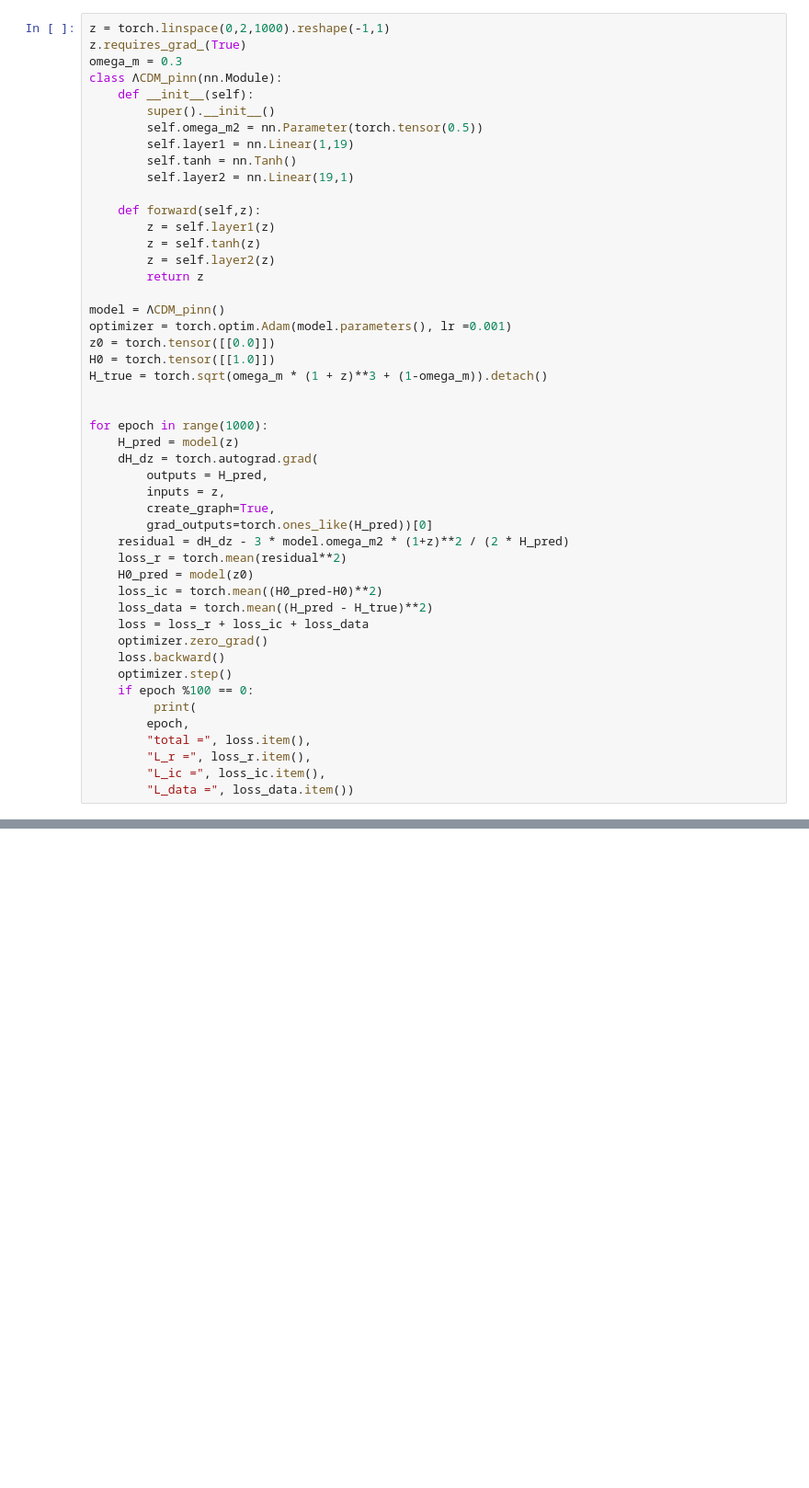
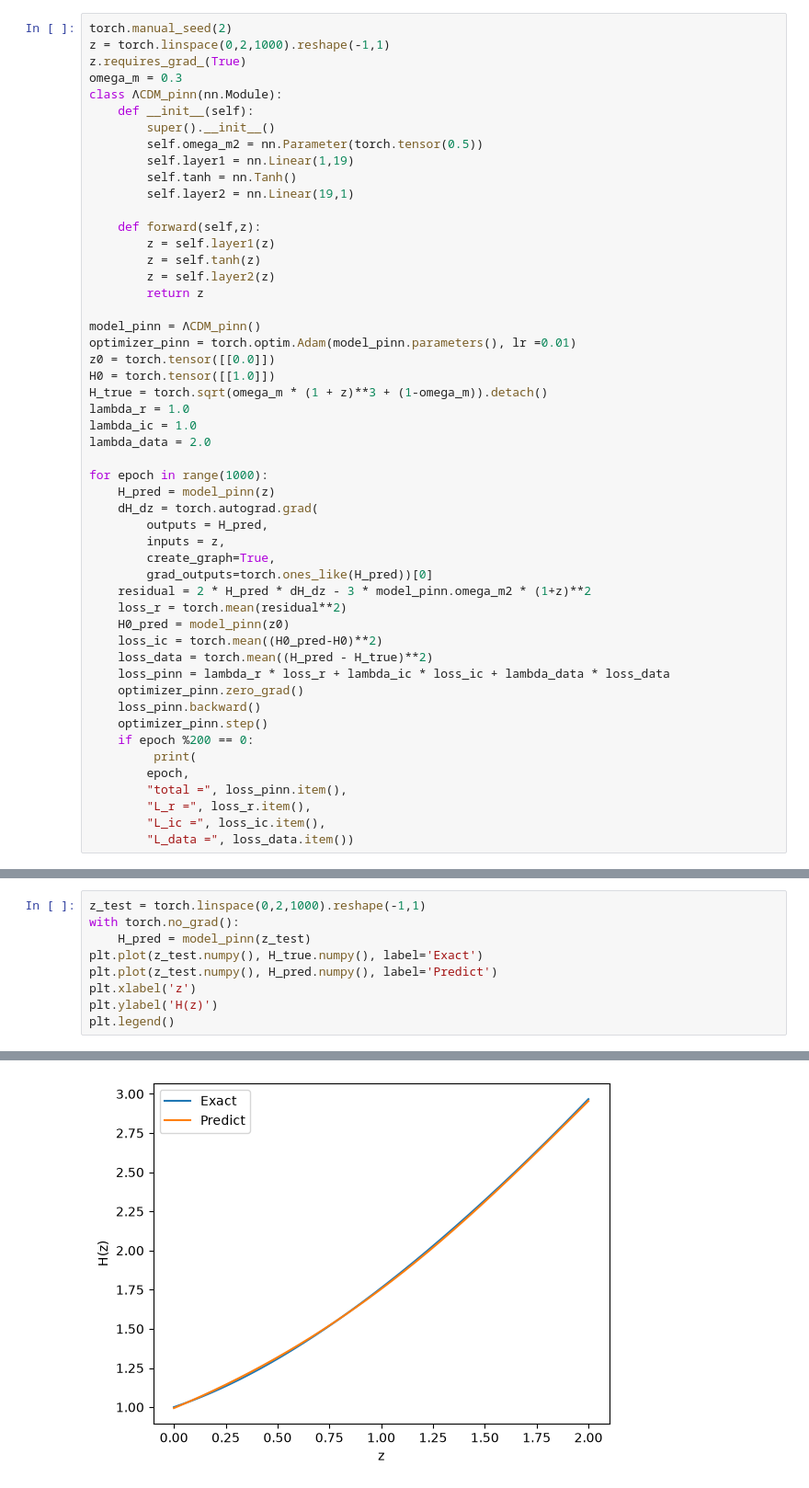
Before and after one commit to Fa-Rajabi/-LCDM_expansion_pinn, a Jupyter notebook: lambdaCDM.ipynb, the cells around one changed output, grey strips where cells are left out. Shown at 92% size. Drawn from its saved outputs; the diff is of its cells as text; blank space fills up the shorter version.

Commit message:
Original file of LambdaCDM

```diff
--- a/lambdaCDM.ipynb
+++ b/lambdaCDM.ipynb
@@ -44,4 +183,5 @@ for epoch in range(1000):
 # %%
+torch.manual_seed(2)
 z = torch.linspace(0,2,1000).reshape(-1,1)
 z.requires_grad_(True)
 omega_m = 0.3
@@ -59,33 +199,35 @@ class ΛCDM_pinn(nn.Module):
         z = self.layer2(z)
         return z
 
-model = ΛCDM_pinn()
-optimizer = torch.optim.Adam(model.parameters(), lr =0.001)
+model_pinn = ΛCDM_pinn()
+optimizer_pinn = torch.optim.Adam(model_pinn.parameters(), lr =0.01)
 z0 = torch.tensor([[0.0]])
 H0 = torch.tensor([[1.0]])
 H_true = torch.sqrt(omega_m * (1 + z)**3 + (1-omega_m)).detach()
-
+lambda_r = 1.0
+lambda_ic = 1.0
+lambda_data = 2.0
 
 for epoch in range(1000):
-    H_pred = model(z)
+    H_pred = model_pinn(z)
     dH_dz = torch.autograd.grad(
         outputs = H_pred,
         inputs = z,
         create_graph=True,
         grad_outputs=torch.ones_like(H_pred))[0]
-    residual = dH_dz - 3 * model.omega_m2 * (1+z)**2 / (2 * H_pred)
+    residual = 2 * H_pred * dH_dz - 3 * model_pinn.omega_m2 * (1+z)**2
     loss_r = torch.mean(residual**2)
-    H0_pred = model(z0)
+    H0_pred = model_pinn(z0)
     loss_ic = torch.mean((H0_pred-H0)**2)
     loss_data = torch.mean((H_pred - H_true)**2)
-    loss = loss_r + loss_ic + loss_data
-    optimizer.zero_grad()
-    loss.backward()
-    optimizer.step()
-    if epoch %100 == 0:
+    loss_pinn = lambda_r * loss_r + lambda_ic * loss_ic + lambda_data * loss_data
+    optimizer_pinn.zero_grad()
+    loss_pinn.backward()
+    optimizer_pinn.step()
+    if epoch %200 == 0:
          print(
         epoch,
-        "total =", loss.item(),
+        "total =", loss_pinn.item(),
         "L_r =", loss_r.item(),
         "L_ic =", loss_ic.item(),
         "L_data =", loss_data.item())
@@ -106,0 +244,10 @@ model.omega_m2.item()
+# %%
+z_test = torch.linspace(0,2,1000).reshape(-1,1)
+with torch.no_grad():
+    H_pred = model_pinn(z_test)
+plt.plot(z_test.numpy(), H_true.numpy(), label='Exact')
+plt.plot(z_test.numpy(), H_pred.numpy(), label='Predict')
+plt.xlabel('z')
+plt.ylabel('H(z)')
+plt.legend()
+# %% [output]
@@ -106,0 +255 @@ model.omega_m2.item()
+[figure, added]
```
Also changed, not shown: parts of 38 cells of this notebook.
